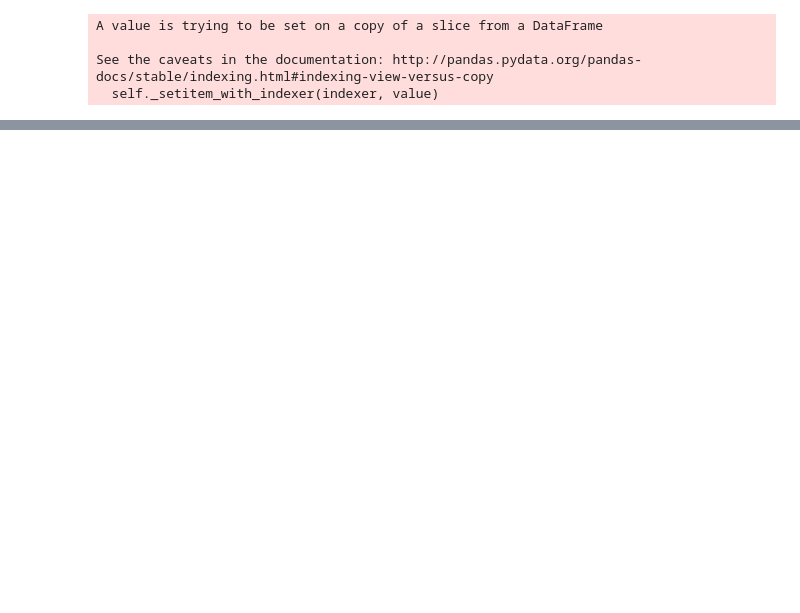
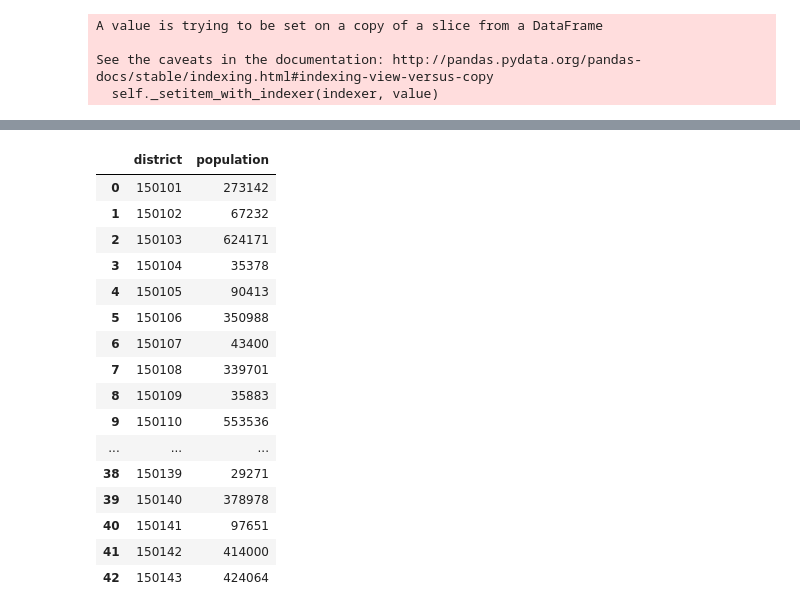
Before and after one commit to luisesanmartin/data-vis-public-policy-course, a Jupyter notebook: notebooks/grouping districts of lima.ipynb, the cells around one changed output, grey strips where cells are left out. Drawn from its saved outputs; the diff is of its cells as text; code cells hidden in the pictures; blank space fills up the shorter version.

```diff
--- a/notebooks/grouping districts of lima.ipynb
+++ b/notebooks/grouping districts of lima.ipynb
@@ -117,0 +117,7 @@ districts_lima_df.plot(figsize=(10, 10))
+# %%
+population_file = '../data/raw/poblacion distrital lima_censo2017.xlsX'
+population_df = pd.read_excel(population_file,
+                              skiprows = 8,
+                              skipfooter = 10,
+                              usecols = [1, 2])
+population_df = population_df.rename(columns = {'Unnamed: 1': 'district', 'Unnamed: 2': 'population'})
@@ -117,0 +133,4 @@ districts_lima_df.plot(figsize=(10, 10))
+# %%
+population_df = population_df[(population_df['district'] == 'Total') | population_df['district'].str.contains('AREA #')].reset_index(drop = True)
+population_df['population'] = population_df.loc[1:]['population'].reset_index(drop = True)
+population_df = population_df[population_df['district'].str.contains('AREA #')].reset_index(drop = True)
@@ -117,0 +146,25 @@ districts_lima_df.plot(figsize=(10, 10))
+# %%
+population_df['district'] = population_df['district'].apply(lambda x: re.sub('AREA # ', '', x))
+# %%
+population_df = population_df[population_df['district'].apply(lambda x: x[:4] == '1501')]
+population_df['population'] = population_df['population'].astype('int32')
+# %%
+population_df
+# %% [output]
+|  | district | population |
+| 0 | 150101 | 273142 |
+| 1 | 150102 | 67232 |
+| 2 | 150103 | 624171 |
+| 3 | 150104 | 35378 |
+| 4 | 150105 | 90413 |
+| 5 | 150106 | 350988 |
+| 6 | 150107 | 43400 |
+| 7 | 150108 | 339701 |
+| 8 | 150109 | 35883 |
+| 9 | 150110 | 553536 |
+| ... | ... | ... |
+| 38 | 150139 | 29271 |
+| 39 | 150140 | 378978 |
+| 40 | 150141 | 97651 |
+| 41 | 150142 | 414000 |
+| 42 | 150143 | 424064 |
```
Also changed, not shown: parts of 14 cells of this notebook.
